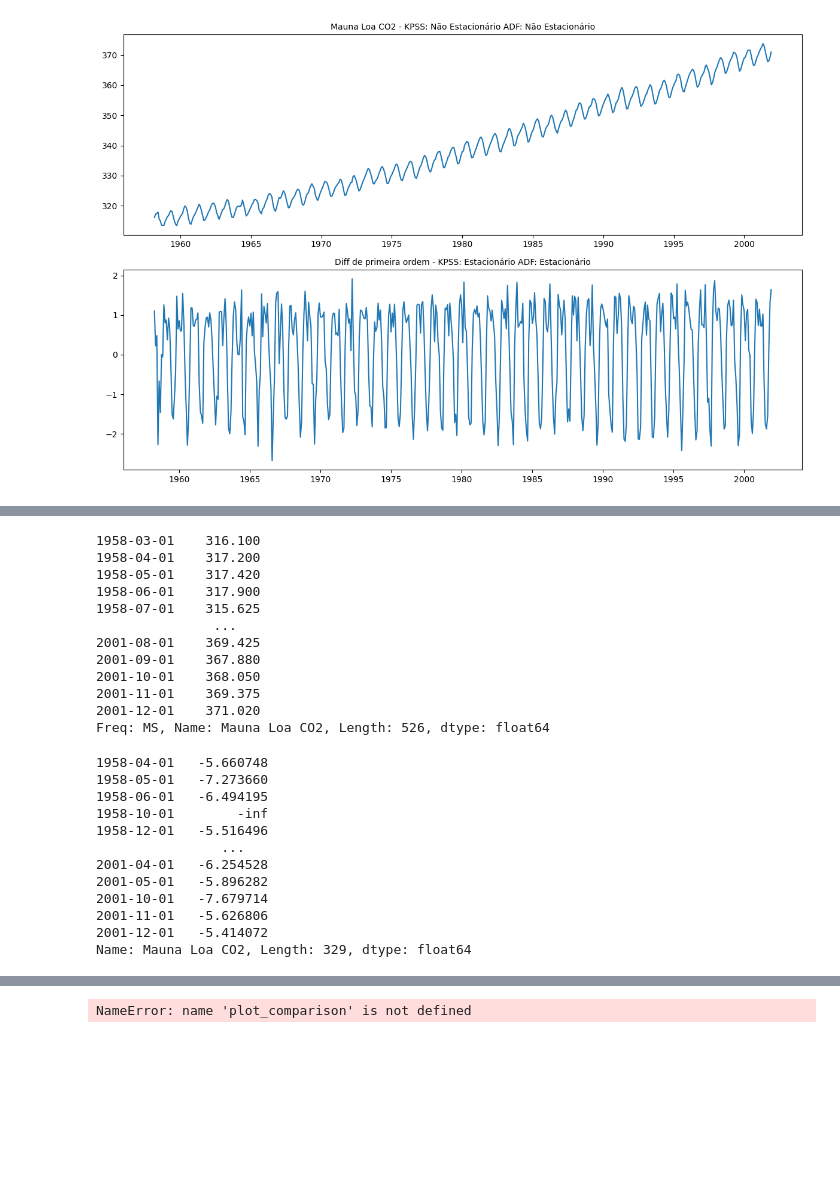
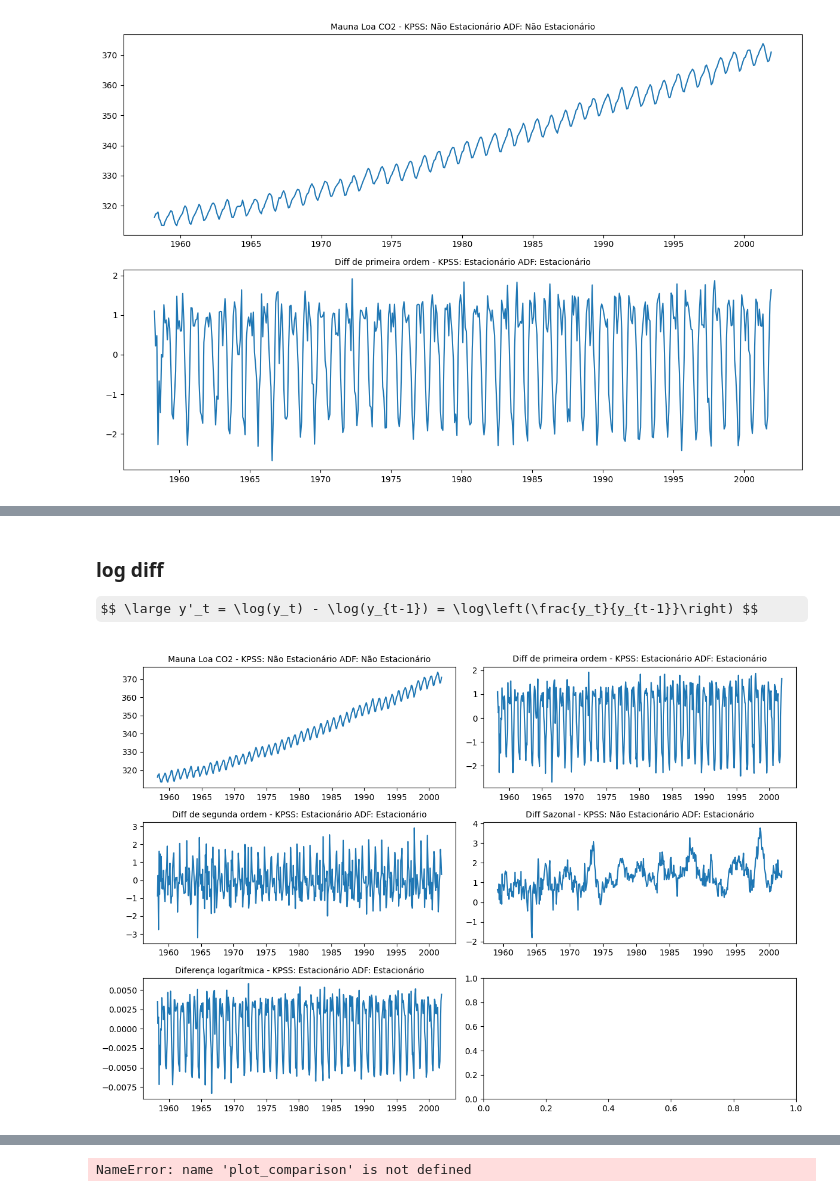
Before and after one commit to danielrferreira/classes, a Jupyter notebook: ASN/Séries Temporais/preparacao/Aula 4.ipynb, the cells around one changed output, grey strips where cells are left out. Drawn from its saved outputs; the diff is of its cells as text; code cells hidden in the pictures; some formulas as TeX source; blank space fills up the shorter version.

```diff
--- a/ASN/Séries Temporais/preparacao/Aula 4.ipynb
+++ b/ASN/Séries Temporais/preparacao/Aula 4.ipynb
@@ -202,3 +205,3 @@ mostra_series_com_testes(series,2,1)
 # %%
 segunda_ordem = serie_original.diff().diff().dropna()
-segunda_ordem
+segunda_ordem = pd.Series(segunda_ordem, name = 'Diff de segunda ordem')
@@ -221,3 +211,3 @@ Freq: MS, Name: Mauna Loa CO2, Length: 524, dtype: float64
 # %%
 diff_sazonal = serie_original.diff(12).dropna()
-diff_sazonal
+diff_sazonal = pd.Series(diff_sazonal, name = 'Diff Sazonal')
@@ -286,15 +213,0 @@ Freq: MS, Name: Mauna Loa CO2, Length: 526, dtype: float64
-# %%
-serie_original
-# %% [output]
-1958-03-01    316.100
-1958-04-01    317.200
-1958-05-01    317.420
-1958-06-01    317.900
-1958-07-01    315.625
-               ...
-2001-08-01    369.425
-2001-09-01    367.880
-2001-10-01    368.050
-2001-11-01    369.375
-2001-12-01    371.020
-Freq: MS, Name: Mauna Loa CO2, Length: 526, dtype: float64
@@ -314,15 +214,12 @@ log_percentual = log_percentual.dropna()
-# %%
-log_percentual
-# %% [output]
-1958-04-01   -5.660748
-1958-05-01   -7.273660
-1958-06-01   -6.494195
-1958-10-01        -inf
-1958-12-01   -5.516496
-                ...
-2001-04-01   -6.254528
-2001-05-01   -5.896282
-2001-10-01   -7.679714
-2001-11-01   -5.626806
-2001-12-01   -5.414072
-Name: Mauna Loa CO2, Length: 329, dtype: float64
+# %% [markdown]
+### log diff
+
+$$ \large y'_t = \log(y_t) - \log(y_{t-1}) = \log\left(\frac{y_t}{y_{t-1}}\right) $$
+# %%
+log_diff = np.log(serie_original/serie_original.shift(1)).dropna()
+log_diff = pd.Series(log_diff, name = 'Diferença logarítmica')
+# %%
+series = [serie_original, primeira_ordem, segunda_ordem, diff_sazonal, log_diff]
+mostra_series_com_testes(series,3,2)
+# %% [output]
+[figure, added]
```
Also changed, not shown: parts of 15 cells of this notebook.
